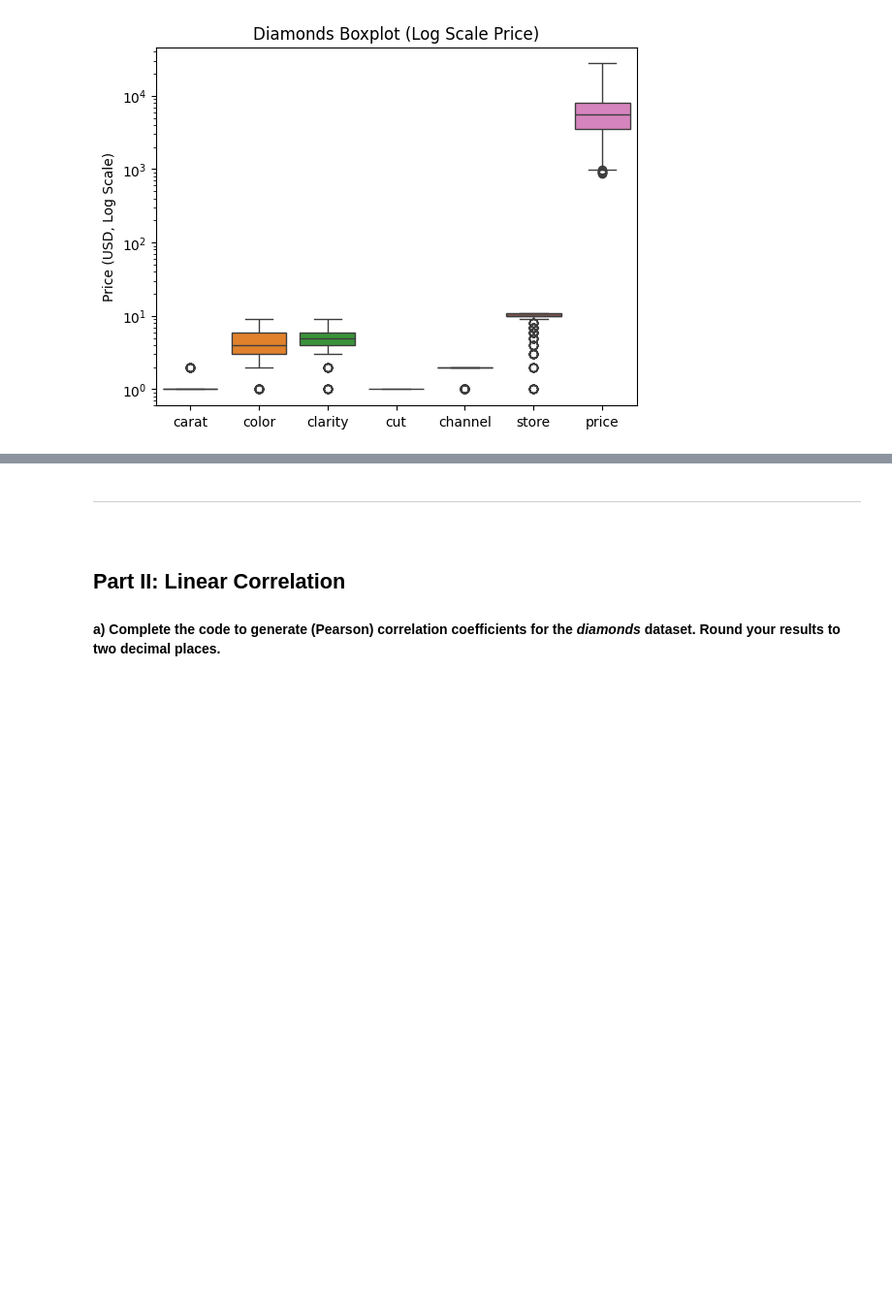
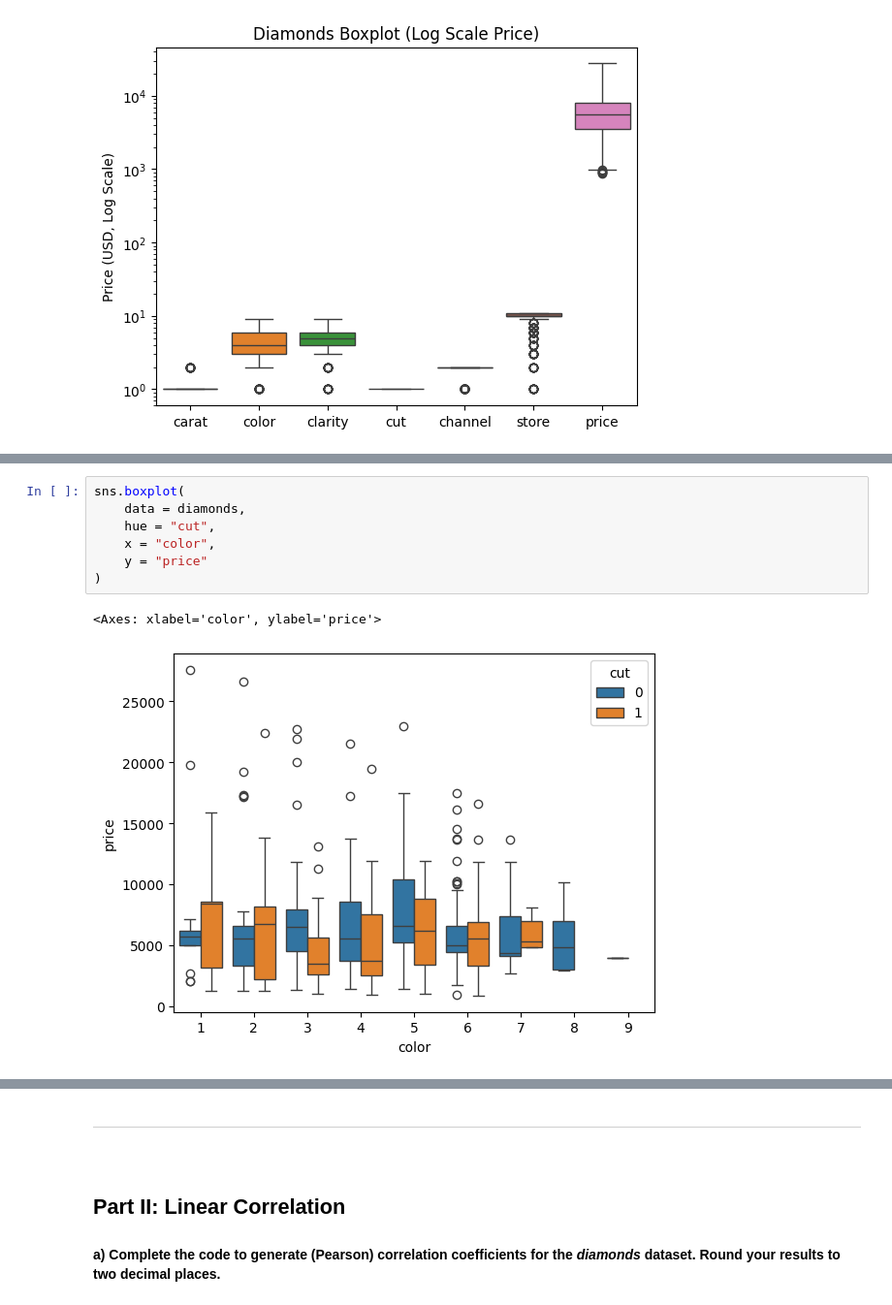
Before and after one commit to Knowasiak/A2_World_Region_Analysis, a Jupyter notebook: Script 03 - Exploratory Data Analysis - Guided.ipynb, the cells around one changed output, grey strips where cells are left out. Shown at 97% size. Cells and saved outputs as stored; diff of their text form; blank space fills up the shorter version.

```diff
--- a/Script 03 - Exploratory Data Analysis - Guided.ipynb
+++ b/Script 03 - Exploratory Data Analysis - Guided.ipynb
@@ -238,0 +248,10 @@ plt.show()
+# %%
+sns.boxplot(
+    data = diamonds,
+    hue = "cut",
+    x = "color",
+    y = "price"
+)
+# %% [output]
+<Axes: xlabel='color', ylabel='price'>
+[figure, added]
```
Also changed, not shown: parts of 5 cells of this notebook.
